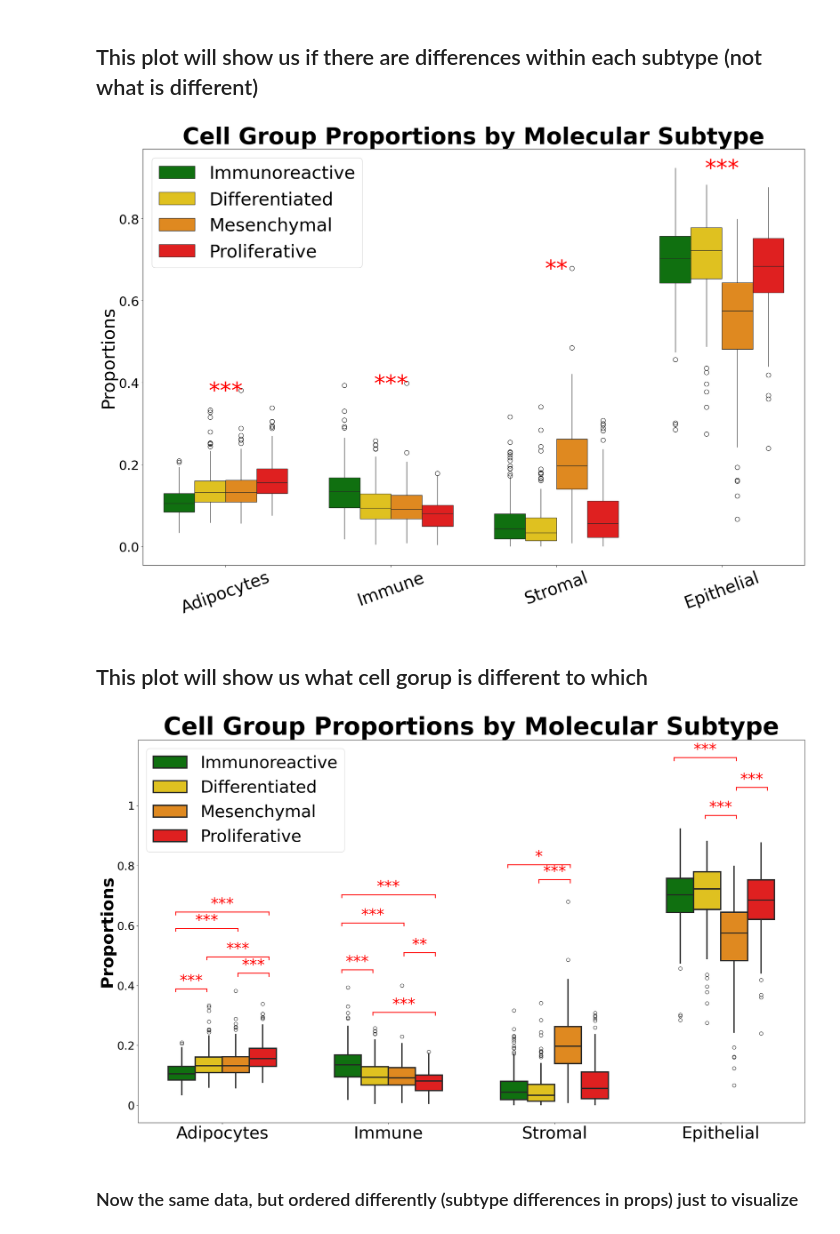
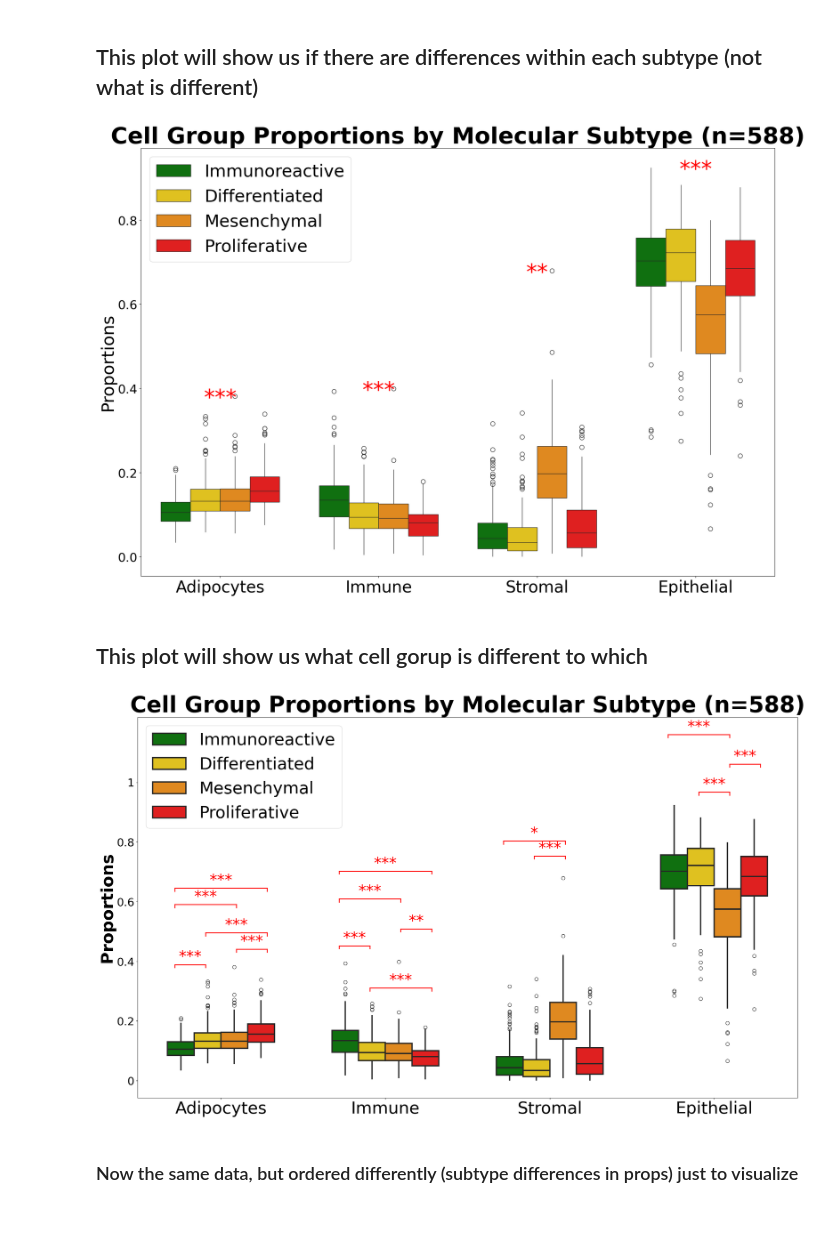
Before and after one commit to ivichadriana/HGSOC_Adipocytes, a Jupyter notebook: notebooks/analysis_proportions_vs_subtype.ipynb, the cells around one changed output. Drawn from its saved outputs; the diff is of its cells as text; code cells hidden in the pictures.

```diff
--- a/notebooks/analysis_proportions_vs_subtype.ipynb
+++ b/notebooks/analysis_proportions_vs_subtype.ipynb
@@ -403,7 +401,7 @@ long_all
 # %% [markdown]
 ## This plot will show us if there are differences within each subtype (not what is different)
 # %%
-# colour palette for the four subtypes
+# colour palette for the four subtypes into a palette
 palette = dict(zip(subtype_order, custom_colors))
 
 # --- plot -------------------------------------------------------------------
@@ -414,36 +412,36 @@ ax = sns.boxplot(
     y="Prop",
     hue="Subtype",
     palette=palette,
     width=0.75,
     showcaps=False,
     fliersize=9,
 )
 
 # significance stars from the omnibus table
 for i, frac in enumerate(fractions):
     star = hp.p_to_star(res.loc[res.Fraction == frac, "p_bonf"].values[0])
     if star:
         y_max = long_all.loc[long_all.Fraction == frac, "Prop"].max() - 0.05
         ax.text(
             i, y_max + 0.02, star, ha="center", va="bottom", color="red", fontsize=46
         )
 
 plt.ylabel("Proportions", fontsize=36)
 plt.xlabel("", fontsize=36)
-plt.title("Cell Group Proportions by Molecular Subtype", fontsize=46, fontweight="bold")
+plt.title(f"Cell Group Proportions by Molecular Subtype (n={df.shape[0]})", fontsize=48, fontweight="bold")
 plt.legend(title="", fontsize=24, loc="best")
-plt.xticks(fontsize=34, rotation=20)
+plt.xticks(fontsize=34)
 plt.yticks(fontsize=26)
 
 # clean legend
 handles, labels = ax.get_legend_handles_labels()
 order = [labels.index(s) for s in subtype_order if s in labels]
 ax.legend([handles[i] for i in order], subtype_order, fontsize=36, loc="best")
 
 plt.tight_layout()
 plt.show()
 # %% [output]
-[figure, old version]
+[figure, new version]
 # %% [markdown]
 ## This plot will show us what cell gorup is different to which
 # %%
@@ -537,7 +535,7 @@ ax.legend(title="", fontsize=45, loc="best")
 plt.tight_layout()
 plt.ylabel("Proportions", fontsize=39, fontweight="bold")
 plt.xlabel("", fontsize=39)
-plt.title("Cell Group Proportions by Molecular Subtype", fontsize=56, fontweight="bold")
+plt.title(f"Cell Group Proportions by Molecular Subtype (n={df.shape[0]})", fontsize=52, fontweight="bold")
 plt.legend(title="", fontsize=39, loc="upper left")
 plt.xticks(fontsize=39)
 plt.yticks(
@@ -546,7 +544,7 @@ plt.yticks(
 plt.tight_layout()
 plt.show()
 # %% [output]
-[figure, old version]
+[figure, new version]
 # %%
 assert (df_sub[["Adipocytes", "Immune", "Stromal"]] > 0).all().all()
 assert (df_sub[["Adipocytes", "Immune", "Stromal"]] < 1).all().all()
```
Also changed, not shown: parts of 2 cells of this notebook, 5 other files.
